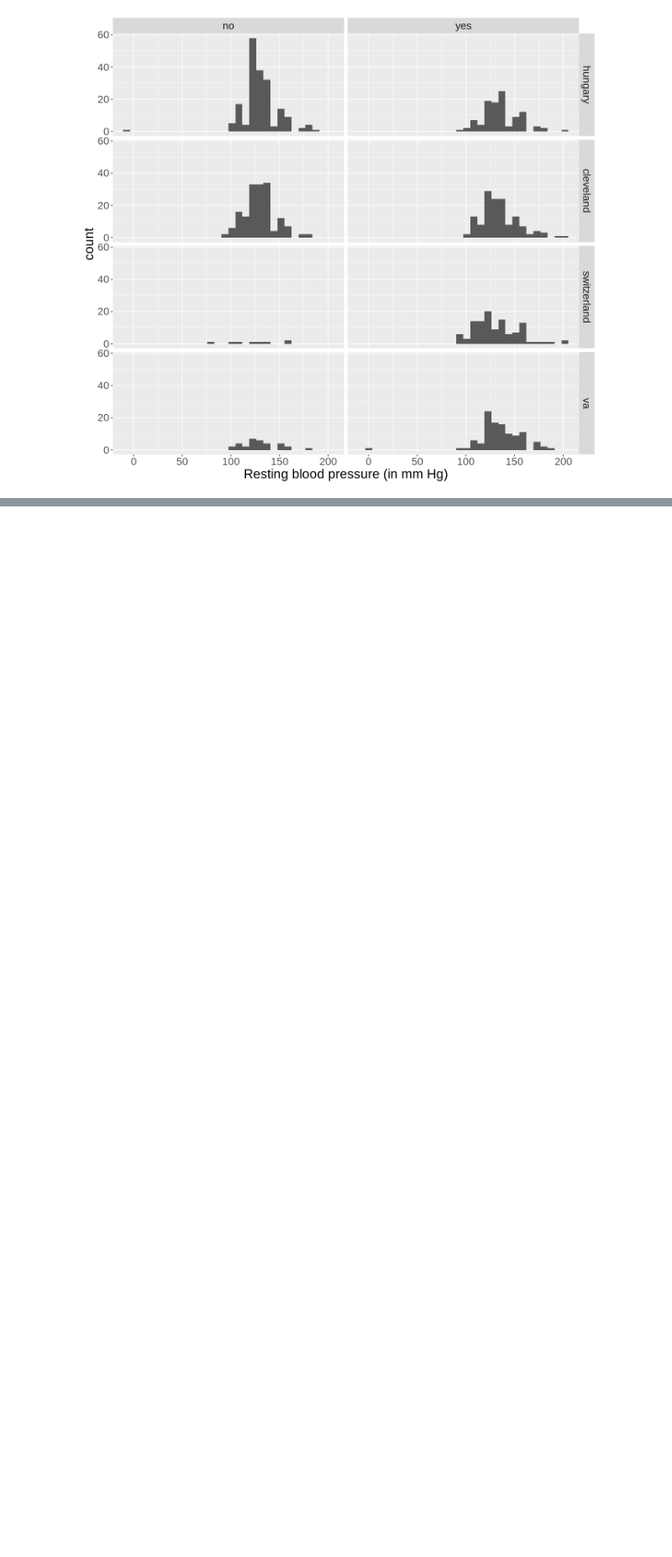
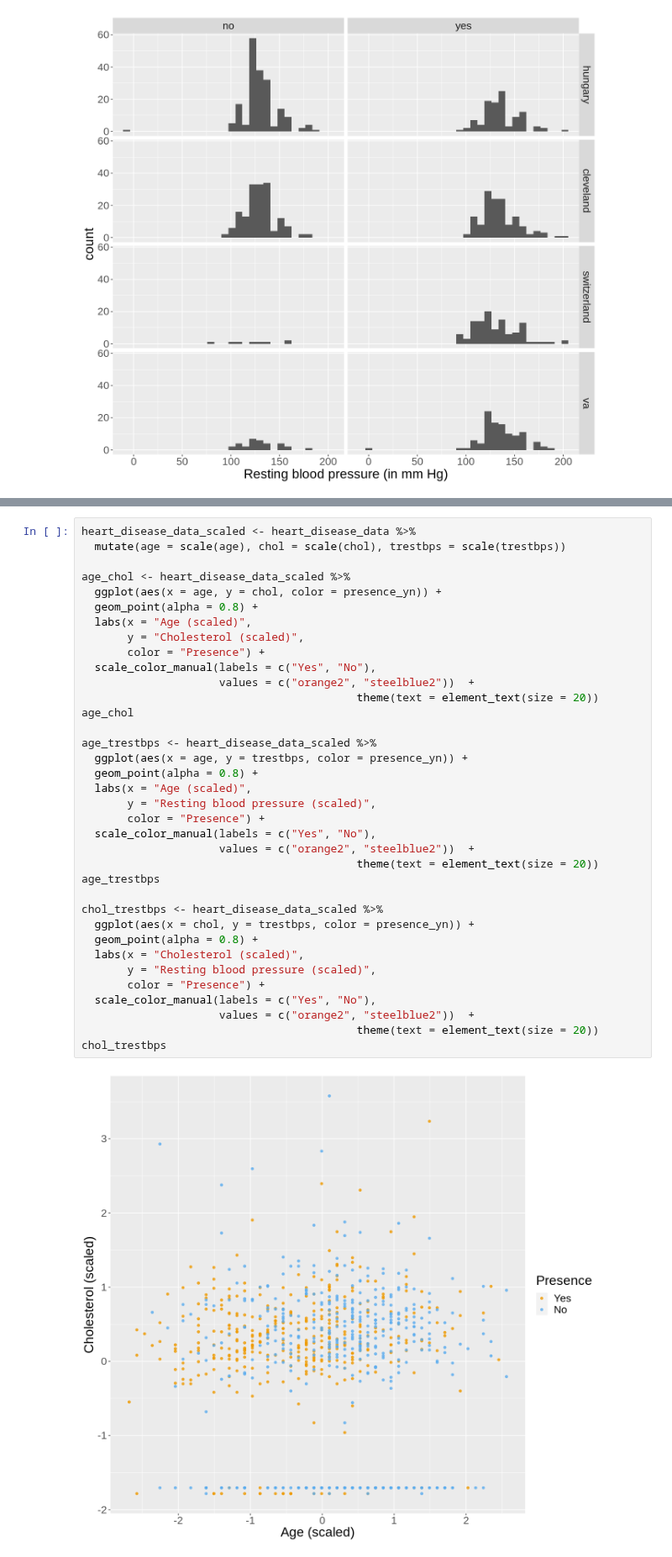
Before and after one commit to tashijain/DSCI100GroupProject, a Jupyter notebook: group_project_proposal.ipynb, the cells around one changed output, grey strips where cells are left out. Shown at 84% size. Drawn from its saved outputs; the diff is of its cells as text; blank space fills up the shorter version.

Commit message:
added scatterplots of two variables and edited code

```diff
--- a/group_project_proposal.ipynb
+++ b/group_project_proposal.ipynb
@@ -340,0 +327,38 @@ heart_disease_data_train_trestbps_plot
+# %%
+heart_disease_data_scaled <- heart_disease_data %>%
+  mutate(age = scale(age), chol = scale(chol), trestbps = scale(trestbps))
+
+age_chol <- heart_disease_data_scaled %>%
+  ggplot(aes(x = age, y = chol, color = presence_yn)) +
+  geom_point(alpha = 0.8) +
+  labs(x = "Age (scaled)",
+       y = "Cholesterol (scaled)",
+       color = "Presence") +
+  scale_color_manual(labels = c("Yes", "No"),
+                     values = c("orange2", "steelblue2"))  +
+                                          theme(text = element_text(size = 20))
+age_chol
+
+age_trestbps <- heart_disease_data_scaled %>%
+  ggplot(aes(x = age, y = trestbps, color = presence_yn)) +
+  geom_point(alpha = 0.8) +
+  labs(x = "Age (scaled)",
+       y = "Resting blood pressure (scaled)",
+       color = "Presence") +
+  scale_color_manual(labels = c("Yes", "No"),
+                     values = c("orange2", "steelblue2"))  +
+                                          theme(text = element_text(size = 20))
+age_trestbps
+
+chol_trestbps <- heart_disease_data_scaled %>%
+  ggplot(aes(x = chol, y = trestbps, color = presence_yn)) +
+  geom_point(alpha = 0.8) +
+  labs(x = "Cholesterol (scaled)",
+       y = "Resting blood pressure (scaled)",
+       color = "Presence") +
+  scale_color_manual(labels = c("Yes", "No"),
+                     values = c("orange2", "steelblue2"))  +
+                                          theme(text = element_text(size = 20))
+chol_trestbps
+# %% [output]
+[figure, added]
```
Also changed, not shown: parts of 24 cells of this notebook.
